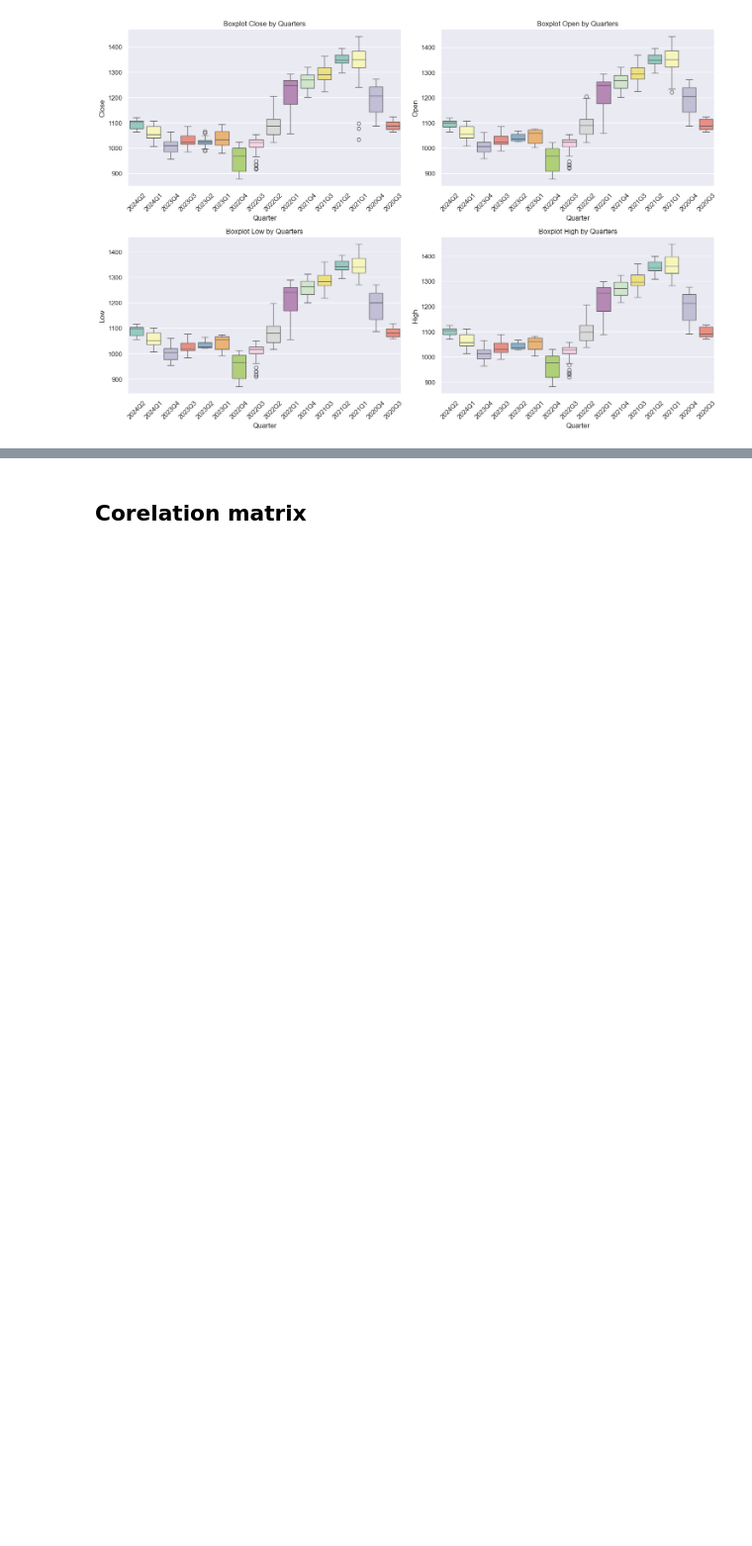
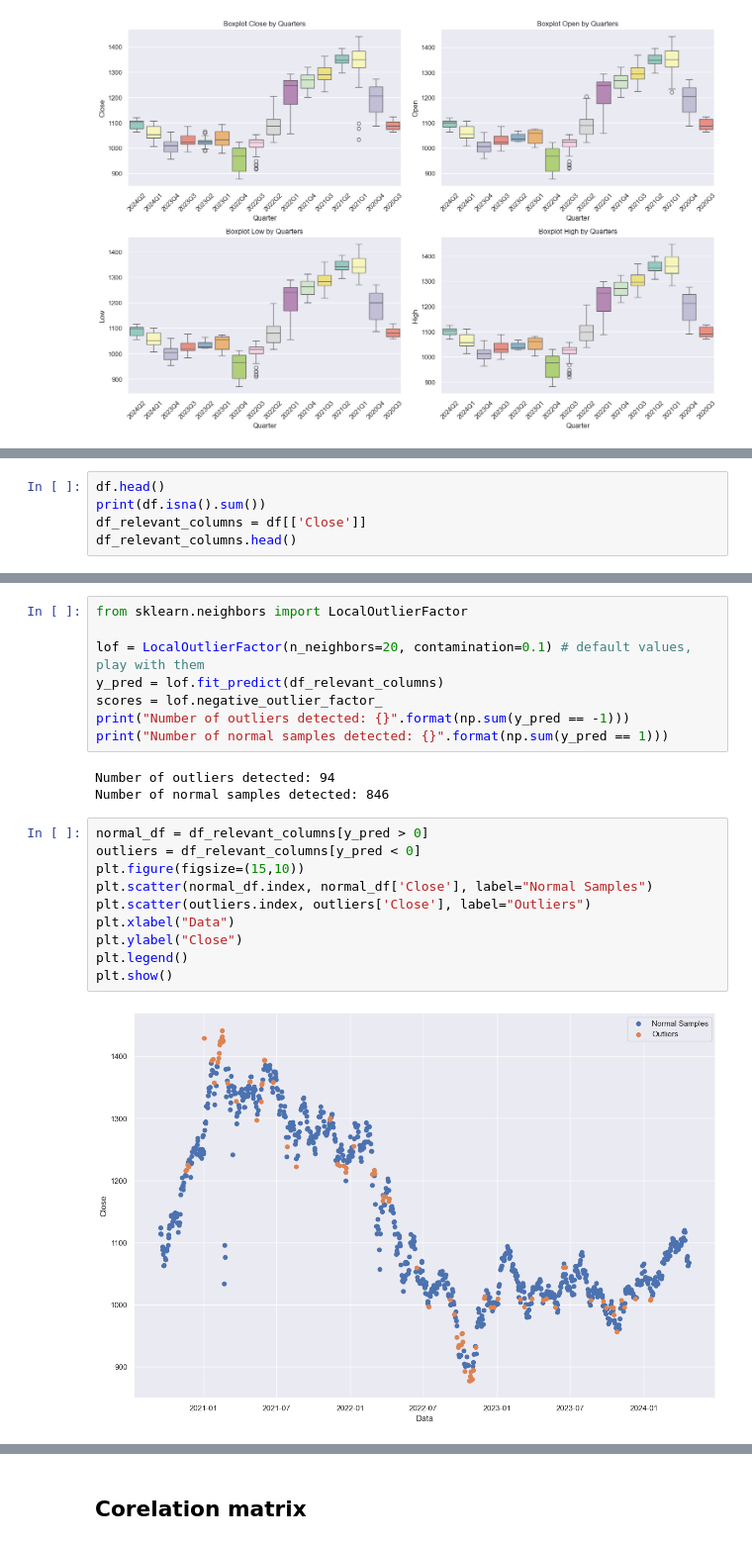
Before and after one commit to corfesh/LSEG-Quant-Challenge, a Jupyter notebook: LsegChallenge.ipynb, the cells around one changed output, grey strips where cells are left out. Shown at 99% size. Drawn from its saved outputs; the diff is of its cells as text; blank space fills up the shorter version.

```diff
--- a/LsegChallenge.ipynb
+++ b/LsegChallenge.ipynb
@@ -151,0 +225,5 @@ plt.show()
+# %%
+df.head()
+print(df.isna().sum())
+df_relevant_columns = df[['Close']]
+df_relevant_columns.head()
@@ -151,0 +245,23 @@ plt.show()
+# %%
+from sklearn.neighbors import LocalOutlierFactor
+
+lof = LocalOutlierFactor(n_neighbors=20, contamination=0.1) # default values, play with them
+y_pred = lof.fit_predict(df_relevant_columns)
+scores = lof.negative_outlier_factor_
+print("Number of outliers detected: {}".format(np.sum(y_pred == -1)))
+print("Number of normal samples detected: {}".format(np.sum(y_pred == 1)))
+# %% [output]
+Number of outliers detected: 94
+Number of normal samples detected: 846
+# %%
+normal_df = df_relevant_columns[y_pred > 0]
+outliers = df_relevant_columns[y_pred < 0]
+plt.figure(figsize=(15,10))
+plt.scatter(normal_df.index, normal_df['Close'], label="Normal Samples")
+plt.scatter(outliers.index, outliers['Close'], label="Outliers")
+plt.xlabel("Data")
+plt.ylabel("Close")
+plt.legend()
+plt.show()
+# %% [output]
+[figure, added]
```
Also changed, not shown: parts of 18 cells of this notebook.
